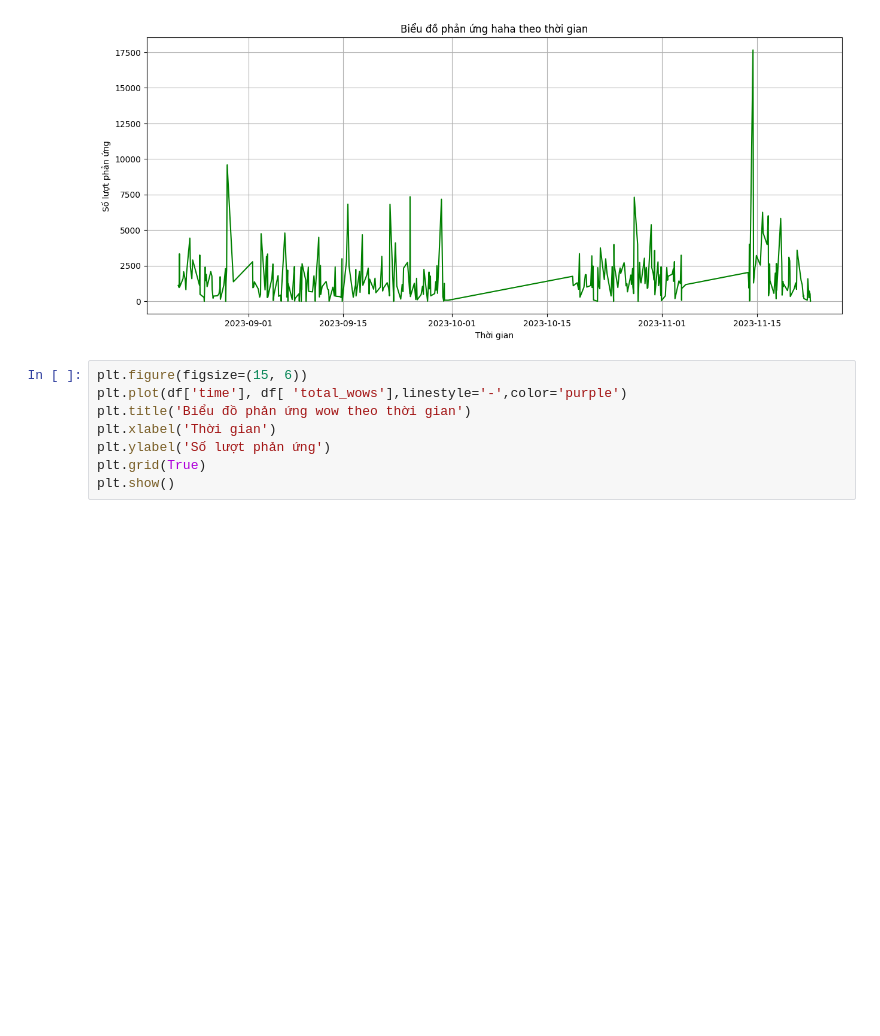
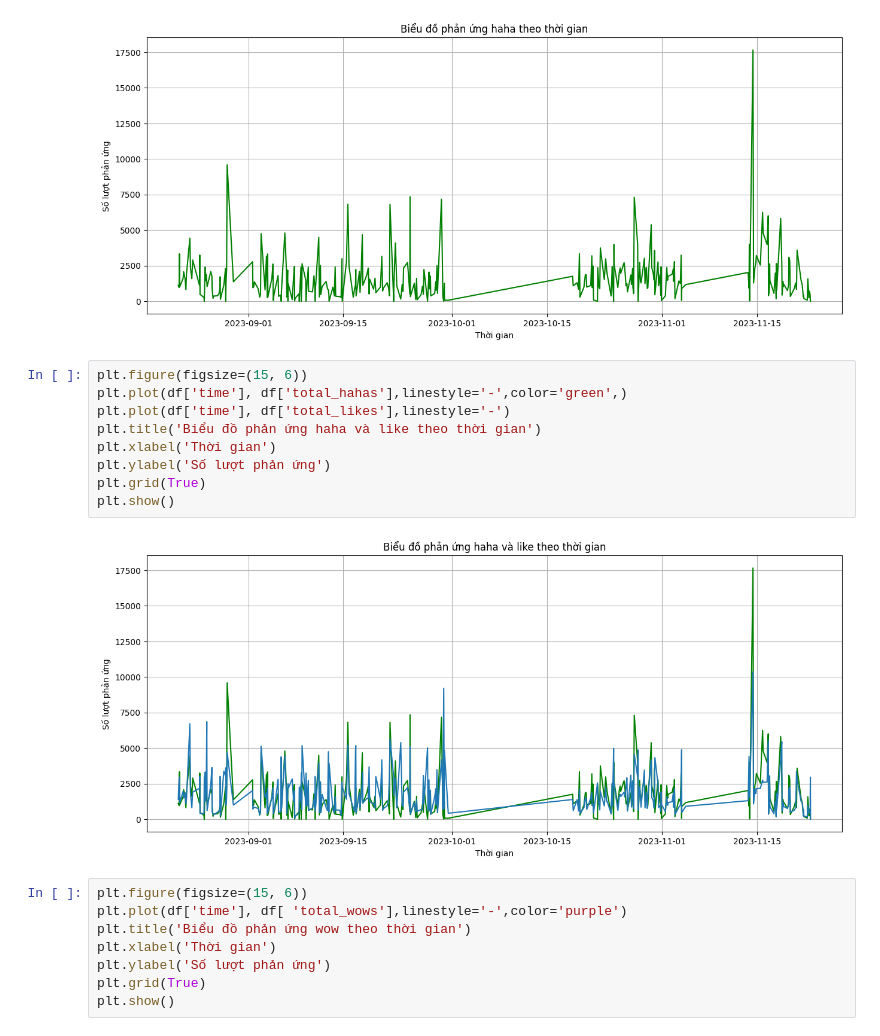
Before and after one commit to hoandkjxhbfhk/finalproject-, a Jupyter notebook: Analyze_data.ipynb, the cells around one changed output. Drawn from its saved outputs; the diff is of its cells as text; blank space fills up the shorter version.

```diff
--- a/Analyze_data.ipynb
+++ b/Analyze_data.ipynb
@@ -545,6 +592,17 @@ plt.grid(True)
 plt.show()
 # %% [output]
 [figure]
+# %%
+plt.figure(figsize=(15, 6))
+plt.plot(df['time'], df['total_hahas'],linestyle='-',color='green',)
+plt.plot(df['time'], df['total_likes'],linestyle='-')
+plt.title('Biểu đồ phản ứng haha và like theo thời gian')
+plt.xlabel('Thời gian')
+plt.ylabel('Số lượt phản ứng')
+plt.grid(True)
+plt.show()
+# %% [output]
+[figure, added]
 # %%
 plt.figure(figsize=(15, 6))
 plt.plot(df['time'], df[ 'total_wows'],linestyle='-',color='purple')
```
Also changed, not shown: parts of 27 cells of this notebook, 3 other files.
